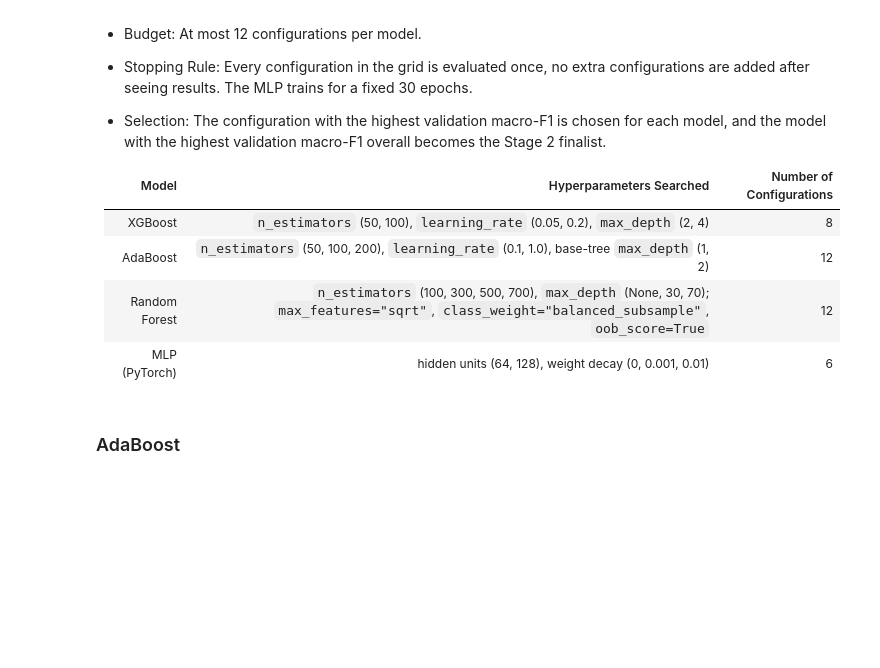
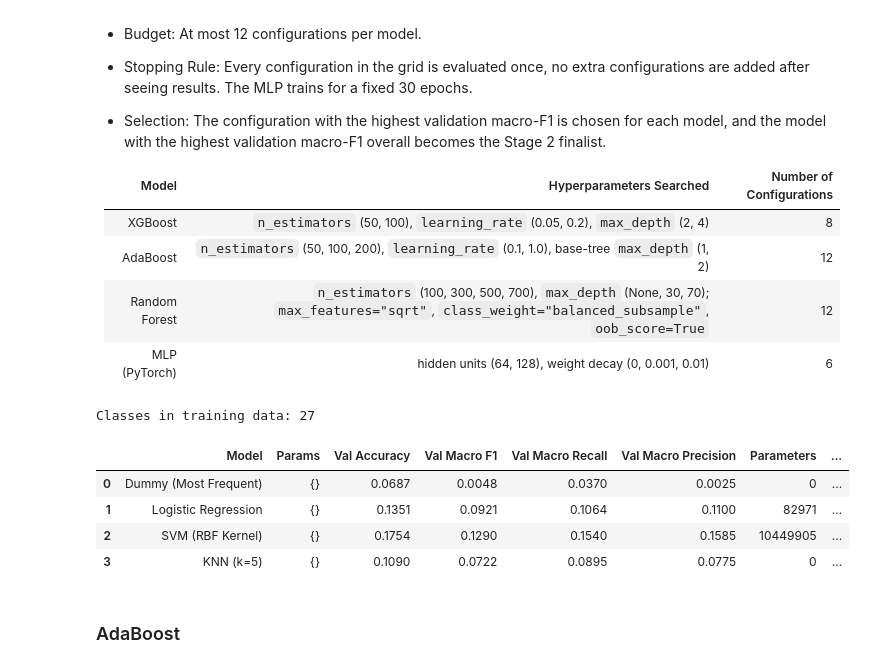
Before and after one commit to lmurariuUWO/DS3000_Project_Group04, a Jupyter notebook: DS3000_Project_Group04.ipynb, the cells around one changed output. Drawn from its saved outputs; the diff is of its cells as text; code cells hidden in the pictures; blank space fills up the shorter version.

```diff
--- a/DS3000_Project_Group04.ipynb
+++ b/DS3000_Project_Group04.ipynb
@@ -635,6 +705,10 @@ def count_params(model):
     elif hasattr(model, "estimators_"):
         for tree in model.estimators_:
             total += tree.tree_.node_count
+
+    elif hasattr(model, "network"):
+        for p in model.network.parameters():
+            total += p.numel()
 
     # Dummy and KNN stay at 0
     return total
@@ -683,33 +757,40 @@ def run_grid(name, make_model, grid):
 
         if best_row is None or row["Val Macro F1"] > best_row["Val Macro F1"]:
             best_model, best_row = model, row
 
     results.append(best_row)
     best_models[name] = best_model
     print(f"Best {name}: {best_row['Params']} (macro-F1 = {best_row['Val Macro F1']:.4f})")
     return best_model, best_row
 
 
 # Re-run the Stage 1 baselines through the same framework so they are scored the same way
 from sklearn.dummy import DummyClassifier
 from sklearn.linear_model import LogisticRegression
 from sklearn.svm import SVC
 from sklearn.neighbors import KNeighborsClassifier
 
 baselines = {
     "Dummy (Most Frequent)": DummyClassifier(strategy="most_frequent"),
     "Logistic Regression": LogisticRegression(max_iter = 1000, C = 0.01, random_state=SEED),
     "SVM (RBF Kernel)": SVC(C=10, random_state=SEED),
     "KNN (k=5)": KNeighborsClassifier(n_neighbors=5),
 }
 
 for name in baselines:
     model = baselines[name]
     fitted, row = evaluate(model, name, {})
     results.append(row)
     best_models[name] = fitted
 
 display(pd.DataFrame(results).round(4))
+# %% [output]
+Classes in training data: 27
+|  | Model | Params | Val Accuracy | Val Macro F1 | Val Macro Recall | Val Macro Precision | Parameters | ... |
+| 0 | Dummy (Most Frequent) | {} | 0.0687 | 0.0048 | 0.0370 | 0.0025 | 0 | ... |
+| 1 | Logistic Regression | {} | 0.1351 | 0.0921 | 0.1064 | 0.1100 | 82971 | ... |
+| 2 | SVM (RBF Kernel) | {} | 0.1754 | 0.1290 | 0.1540 | 0.1585 | 10449905 | ... |
+| 3 | KNN (k=5) | {} | 0.1090 | 0.0722 | 0.0895 | 0.0775 | 0 | ... |
 # %% [markdown]
 ### AdaBoost
 # %%
```
Also changed, not shown: parts of 23 cells of this notebook, 2 other files.
